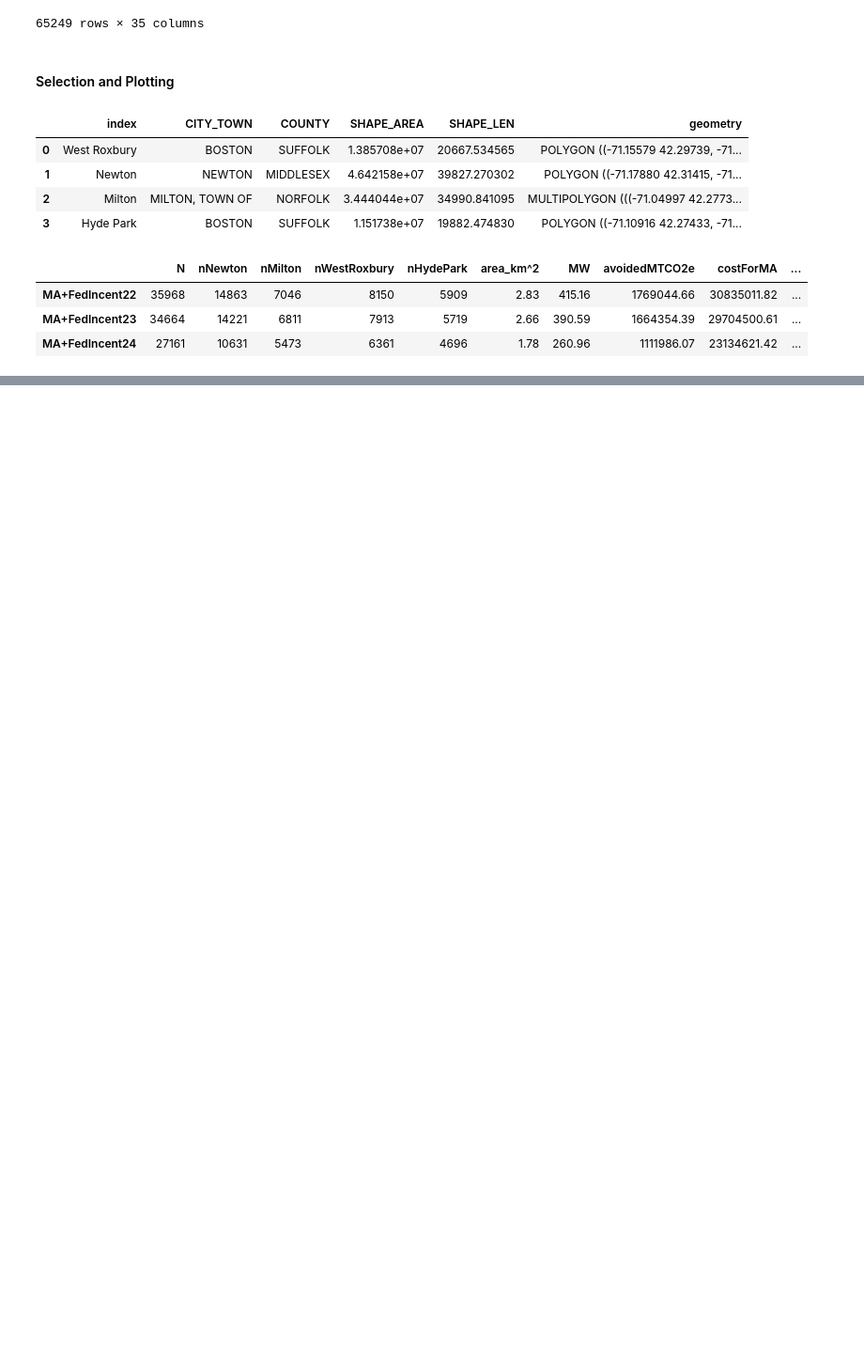
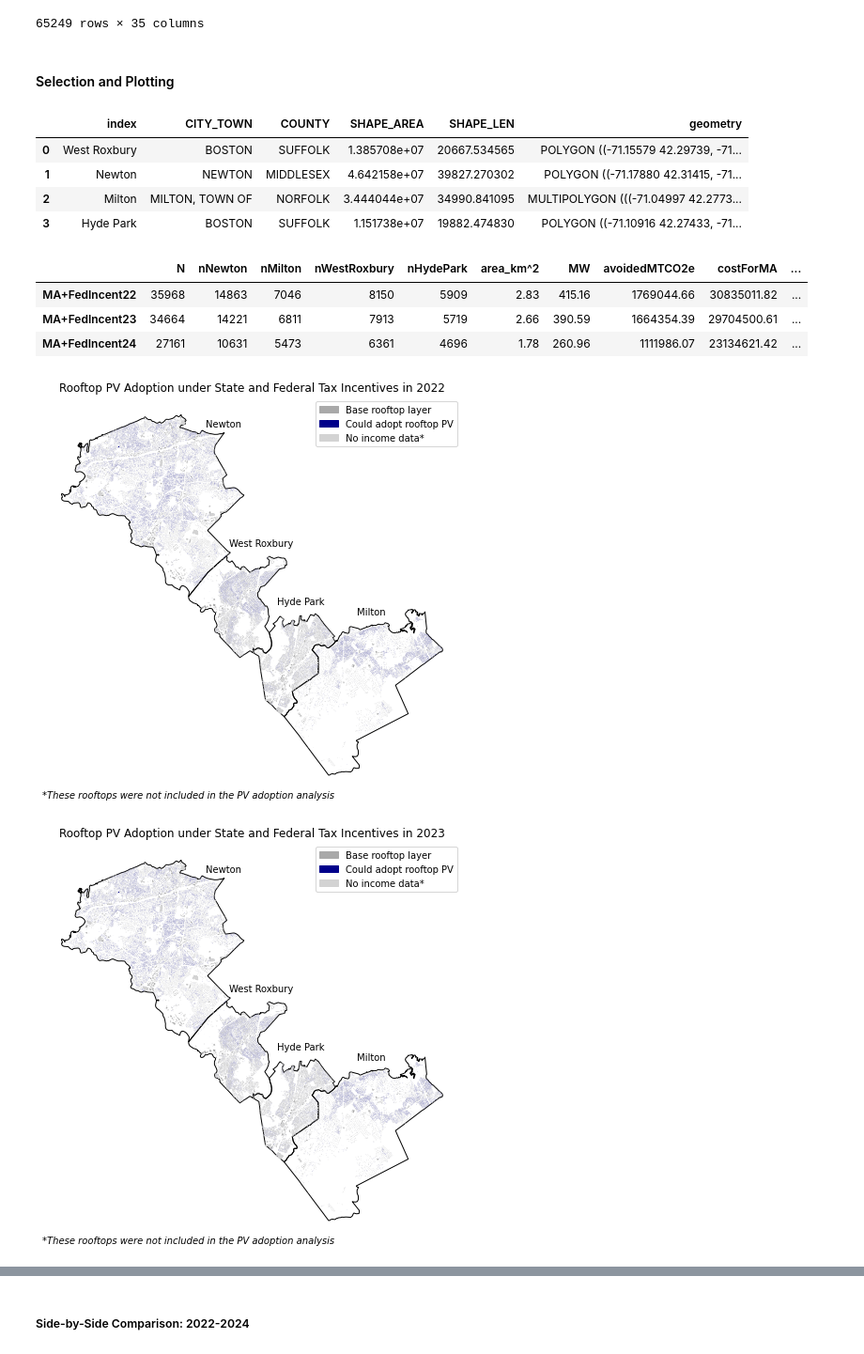
Before and after one commit to ghostpress/ma-solar, a Jupyter notebook: code/analysis.ipynb, the cells around one changed output, grey strips where cells are left out. Shown at 94% size. Drawn from its saved outputs; the diff is of its cells as text; code cells hidden in the pictures; blank space fills up the shorter version.

Commit message:
Testing new plotting method

```diff
--- a/code/analysis.ipynb
+++ b/code/analysis.ipynb
@@ -492,15 +492,18 @@ outcomes
 # %%
 # Plot all of the scenarios
 
 scen = {'22': [sel22, 'State and Federal Tax Incentives in 2022', 'MA+Fed22'],
         '23': [sel23, 'State and Federal Tax Incentives in 2023', 'MA+Fed23'],
         '24': [sel24, 'State and Federal Tax Incentives in 2024', 'MA+Fed24']
        }
 
 for k in scen.keys():
 
     # All towns together
     plot_scenario(scen[k][0], scen[k][1], scen[k][2])
 
     # By town
-    #plot_scenario_by_town(scen[k][0], scen[k][1], scen[k][2])
+    plot_scenario_by_town(scen[k][0], scen[k][1], scen[k][2])
+# %% [output]
+[figure, added]
+[figure, added]
@@ -506,0 +511,2 @@ for k in scen.keys():
+# %% [markdown]
+##### Side-by-Side Comparison: 2022-2024
```
Also changed, not shown: parts of 6 cells of this notebook.
